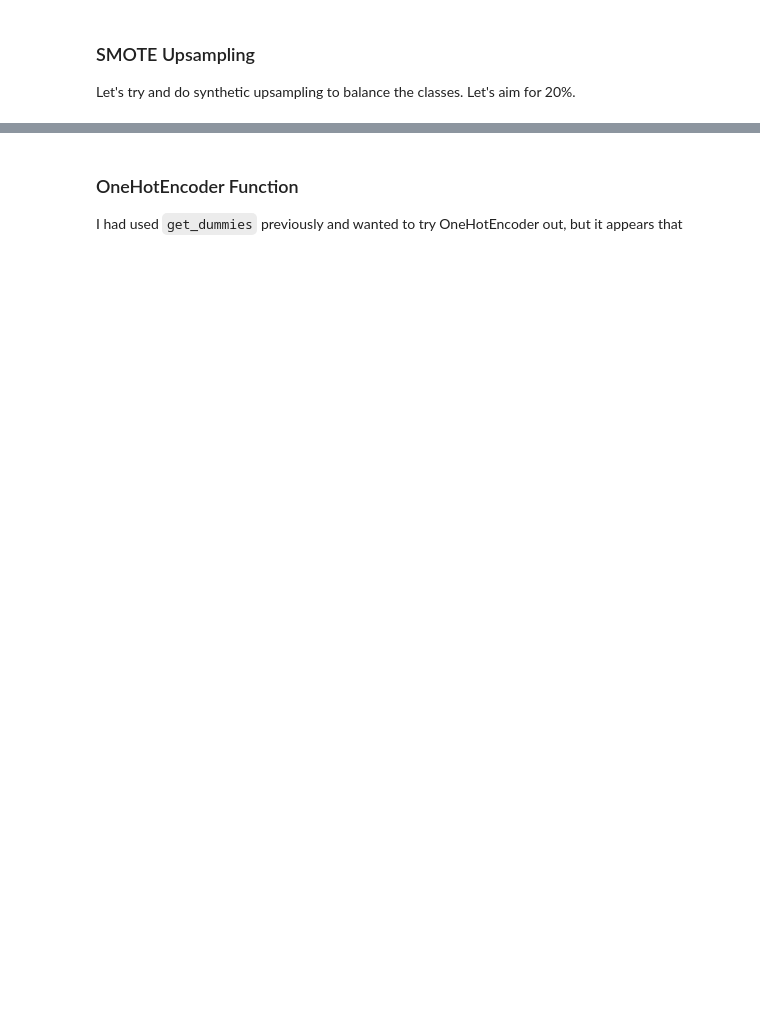
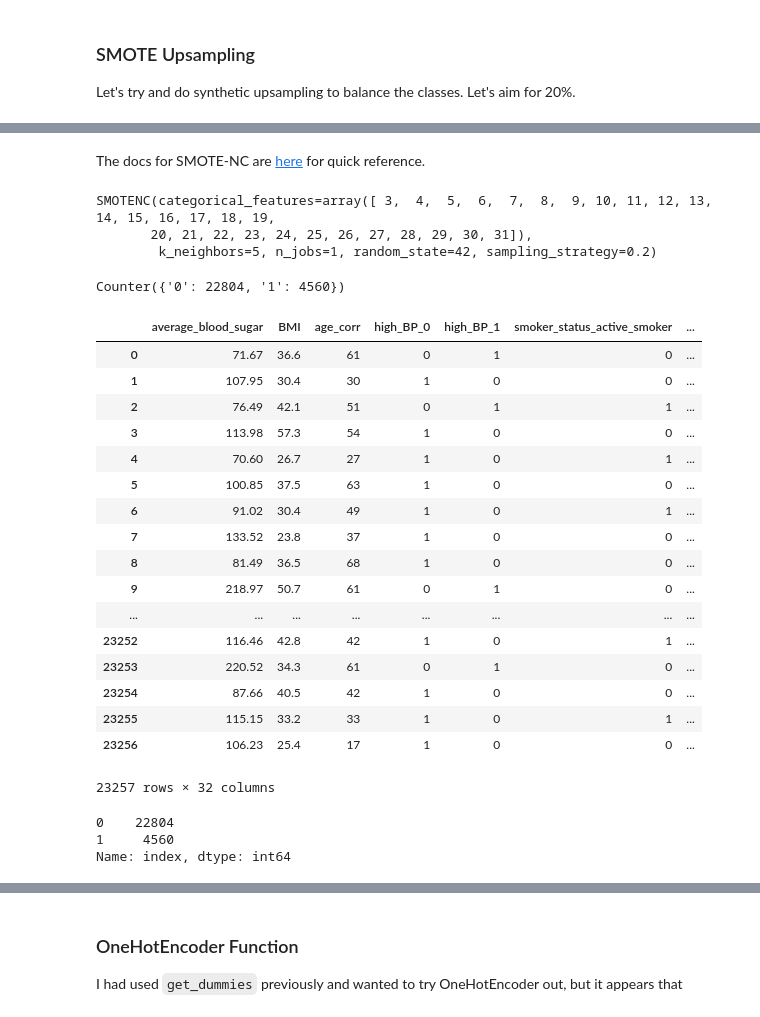
Before and after one commit to jerry-ye-xu/stroke_prediction, a Jupyter notebook: notebooks/2_Feature_Engineering.ipynb, the cells around one changed output, grey strips where cells are left out. Cells and saved outputs as stored; diff of their text form; code cells hidden in the pictures; blank space fills up the shorter version.

Commit message:
upsampled with SMOTE-NC to 20% of minority class. Outputted the upsampled data, and now to build a model

```diff
--- a/notebooks/2_Feature_Engineering.ipynb
+++ b/notebooks/2_Feature_Engineering.ipynb
@@ -269,3 +290,9 @@ stk_onehot.head()
+# %%
+columns_one_hot_encoded = ["high_BP", "heart_condition_detected_2017", "married",
+                           "smoker_status", "job_status_corr", "living_area_corr",
+                           "sex_corr"
+                        ]
+stk_oh_only = stk_onehot.drop(labels=columns_one_hot_encoded, axis=1).reset_index(drop=True)
 # %% [markdown]
 ### SMOTE Upsampling
 
@@ -272,0 +319,7 @@ Let's try and do synthetic upsampling to balance the classes. Let's aim for 20%.
+# %%
+X = stk_oh_only.drop(labels="stroke_in_2018", axis=1).reset_index(drop=True)
+y = stk_oh_only["stroke_in_2018"].reset_index(drop=True)
+
+print(len(stk_oh_only.columns))
+print(len(X.columns)) # Should have 1 less column
+X.columns
@@ -272,0 +361,14 @@ Let's try and do synthetic upsampling to balance the classes. Let's aim for 20%.
+# %% [markdown]
+The docs for SMOTE-NC are [here](https://imbalanced-learn.readthedocs.io/en/stable/generated/imblearn.over_sampling.SMOTENC.html#r7c6df8790298-1) for quick reference.
+# %%
+# sampling_strategy
+
+smote = SMOTENC(random_state=42,
+                categorical_features=categorical_indices,
+                sampling_strategy=0.2
+            )
+smote
+# %% [output]
+SMOTENC(categorical_features=array([ 3,  4,  5,  6,  7,  8,  9, 10, 11, 12, 13, 14, 15, 16, 17, 18, 19,
+       20, 21, 22, 23, 24, 25, 26, 27, 28, 29, 30, 31]),
+        k_neighbors=5, n_jobs=1, random_state=42, sampling_strategy=0.2)
@@ -272,0 +377,32 @@ Let's try and do synthetic upsampling to balance the classes. Let's aim for 20%.
+# %%
+Counter(y_res) # Great, we've upsampled!
+# %% [output]
+Counter({'0': 22804, '1': 4560})
+# %%
+X
+# %% [output]
+|  | average_blood_sugar | BMI | age_corr | high_BP_0 | high_BP_1 | smoker_status_active_smoker | ... |
+| 0 | 71.67 | 36.6 | 61 | 0 | 1 | 0 | ... |
+| 1 | 107.95 | 30.4 | 30 | 1 | 0 | 0 | ... |
+| 2 | 76.49 | 42.1 | 51 | 0 | 1 | 1 | ... |
+| 3 | 113.98 | 57.3 | 54 | 1 | 0 | 0 | ... |
+| 4 | 70.60 | 26.7 | 27 | 1 | 0 | 1 | ... |
+| 5 | 100.85 | 37.5 | 63 | 1 | 0 | 0 | ... |
+| 6 | 91.02 | 30.4 | 49 | 1 | 0 | 1 | ... |
+| 7 | 133.52 | 23.8 | 37 | 1 | 0 | 0 | ... |
+| 8 | 81.49 | 36.5 | 68 | 1 | 0 | 0 | ... |
+| 9 | 218.97 | 50.7 | 61 | 0 | 1 | 0 | ... |
+| ... | ... | ... | ... | ... | ... | ... | ... |
+| 23252 | 116.46 | 42.8 | 42 | 1 | 0 | 1 | ... |
+| 23253 | 220.52 | 34.3 | 61 | 0 | 1 | 0 | ... |
+| 23254 | 87.66 | 40.5 | 42 | 1 | 0 | 0 | ... |
+| 23255 | 115.15 | 33.2 | 33 | 1 | 0 | 1 | ... |
+| 23256 | 106.23 | 25.4 | 17 | 1 | 0 | 0 | ... |
+23257 rows × 32 columns
+# %%
+stk_smote = pd.DataFrame(data=X_res, index=y_res).reset_index()
+stk_smote["index"].value_counts()
+# %% [output]
+0    22804
+1     4560
+Name: index, dtype: int64
```
Also changed, not shown: parts of 25 cells of this notebook, 1 other file.
